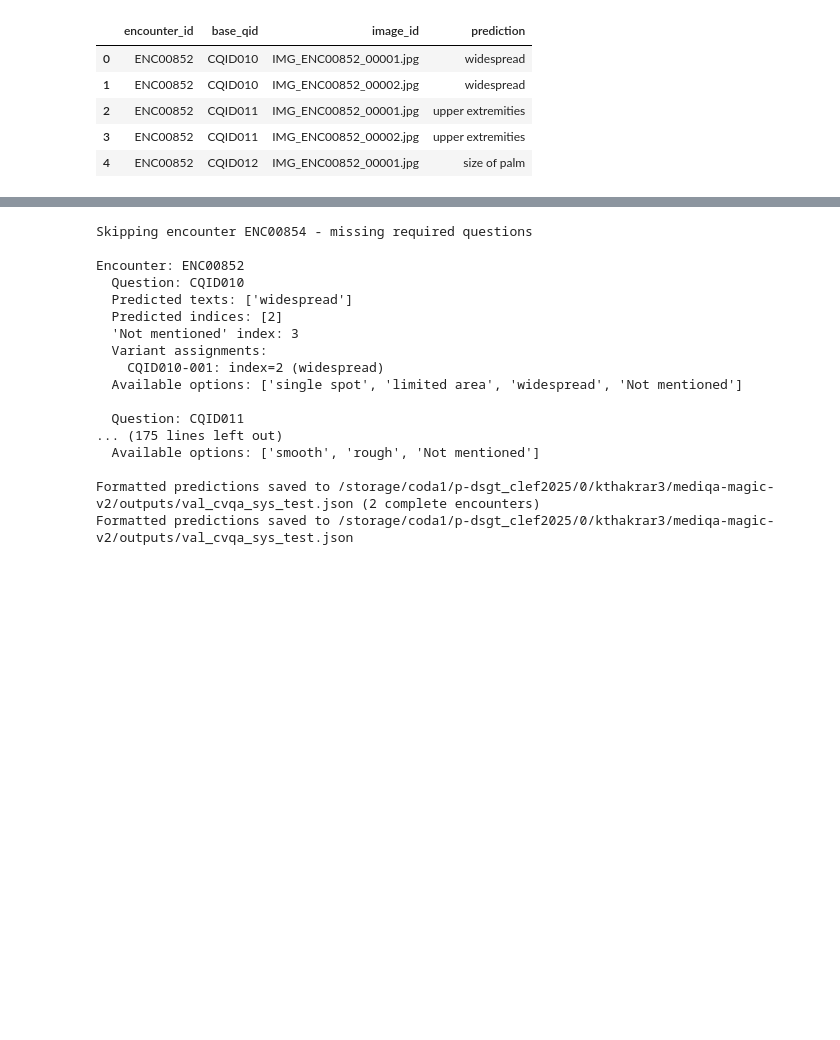
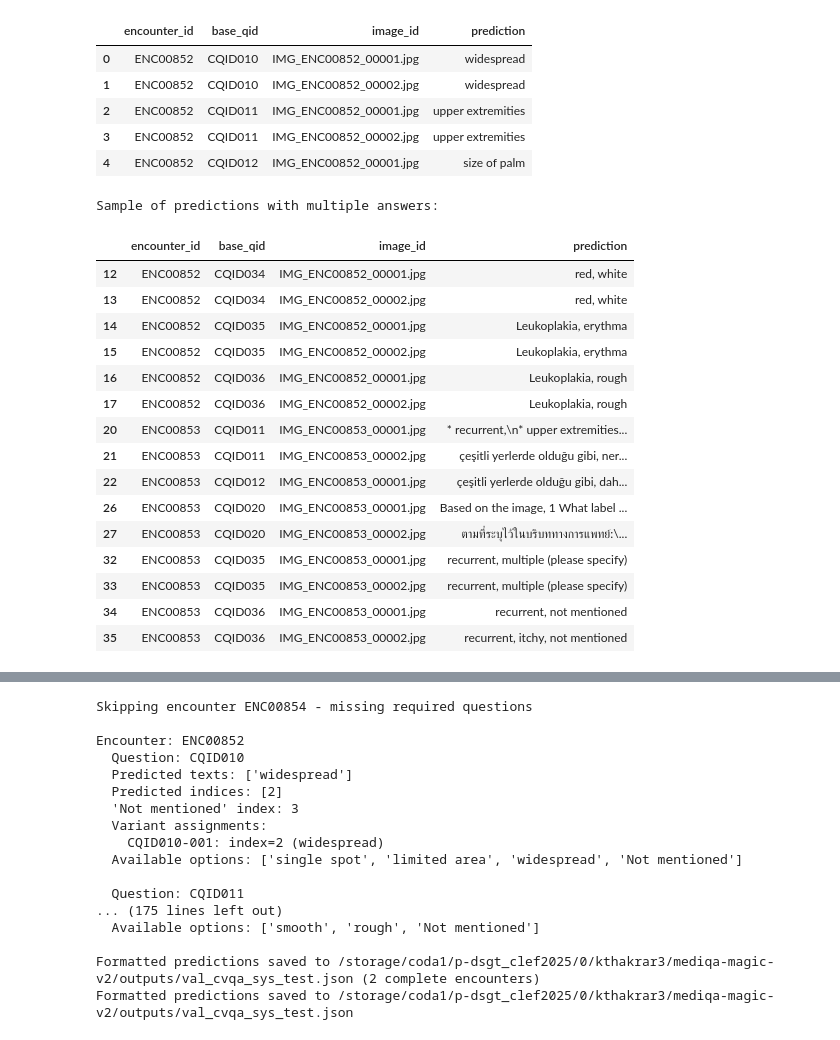
Before and after one commit to karishmathakrar/arc-mediqa-magic-2025, a Jupyter notebook: 02-model-finetuning-with-inference.ipynb, the cells around one changed output, grey strips where cells are left out. Cells and saved outputs as stored; diff of their text form; code cells hidden in the pictures; blank space fills up the shorter version.

```diff
--- a/02-model-finetuning-with-inference.ipynb
+++ b/02-model-finetuning-with-inference.ipynb
@@ -1341,3 +1374,28 @@ Sample of individual predictions:
 | 2 | ENC00852 | CQID011 | IMG_ENC00852_00001.jpg | upper extremities |
 | 3 | ENC00852 | CQID011 | IMG_ENC00852_00002.jpg | upper extremities |
 | 4 | ENC00852 | CQID012 | IMG_ENC00852_00001.jpg | size of palm |
+# %%
+# Filter predictions that have commas (indicating multiple answers)
+multi_answer_preds = predictions[predictions['prediction'].str.contains(',', na=False)]
+
+# Display sample of multi-answer predictions
+print("Sample of predictions with multiple answers:")
+multi_answer_preds[["encounter_id", "base_qid", "image_id", "prediction"]].head(20)
+# %% [output]
+Sample of predictions with multiple answers:
+|  | encounter_id | base_qid | image_id | prediction |
+| 12 | ENC00852 | CQID034 | IMG_ENC00852_00001.jpg | red, white |
+| 13 | ENC00852 | CQID034 | IMG_ENC00852_00002.jpg | red, white |
+| 14 | ENC00852 | CQID035 | IMG_ENC00852_00001.jpg | Leukoplakia, erythma |
+| 15 | ENC00852 | CQID035 | IMG_ENC00852_00002.jpg | Leukoplakia, erythma |
+| 16 | ENC00852 | CQID036 | IMG_ENC00852_00001.jpg | Leukoplakia, rough |
+| 17 | ENC00852 | CQID036 | IMG_ENC00852_00002.jpg | Leukoplakia, rough |
+| 20 | ENC00853 | CQID011 | IMG_ENC00853_00001.jpg | * recurrent,\n* upper extremities... |
+| 21 | ENC00853 | CQID011 | IMG_ENC00853_00002.jpg | çeşitli yerlerde olduğu gibi, ner... |
+| 22 | ENC00853 | CQID012 | IMG_ENC00853_00001.jpg | çeşitli yerlerde olduğu gibi, dah... |
+| 26 | ENC00853 | CQID020 | IMG_ENC00853_00001.jpg | Based on the image, 1 What label ... |
+| 27 | ENC00853 | CQID020 | IMG_ENC00853_00002.jpg | ตามที่ระบุไว้ในบริบททางการแพทย์:\... |
+| 32 | ENC00853 | CQID035 | IMG_ENC00853_00001.jpg | recurrent, multiple (please specify) |
+| 33 | ENC00853 | CQID035 | IMG_ENC00853_00002.jpg | recurrent, multiple (please specify) |
+| 34 | ENC00853 | CQID036 | IMG_ENC00853_00001.jpg | recurrent, not mentioned |
+| 35 | ENC00853 | CQID036 | IMG_ENC00853_00002.jpg | recurrent, itchy, not mentioned |
```
Also changed, not shown: parts of 15 cells of this notebook.
